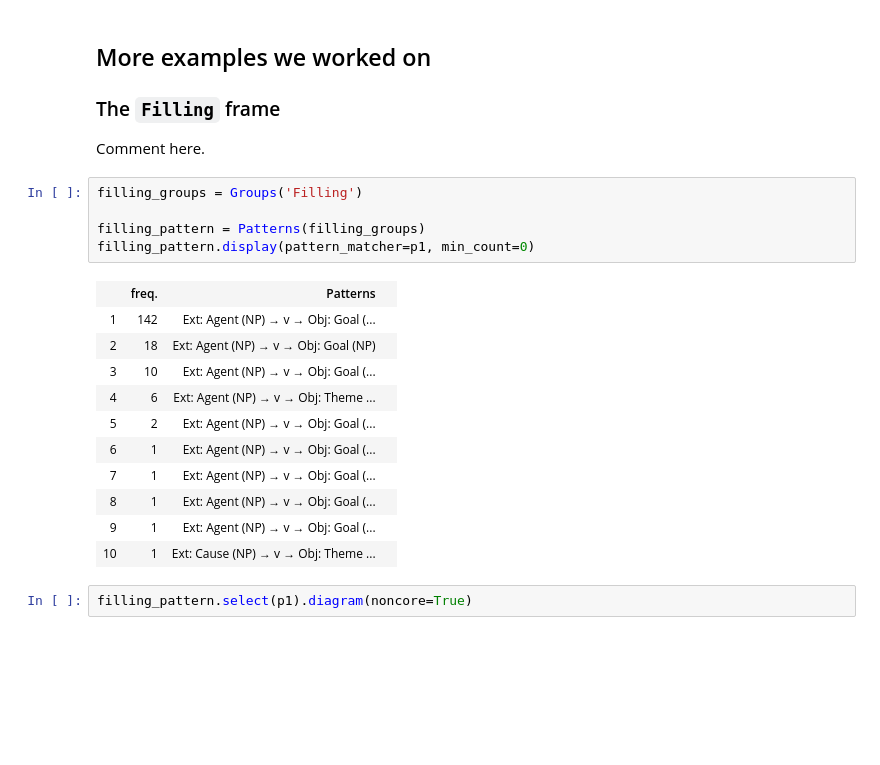
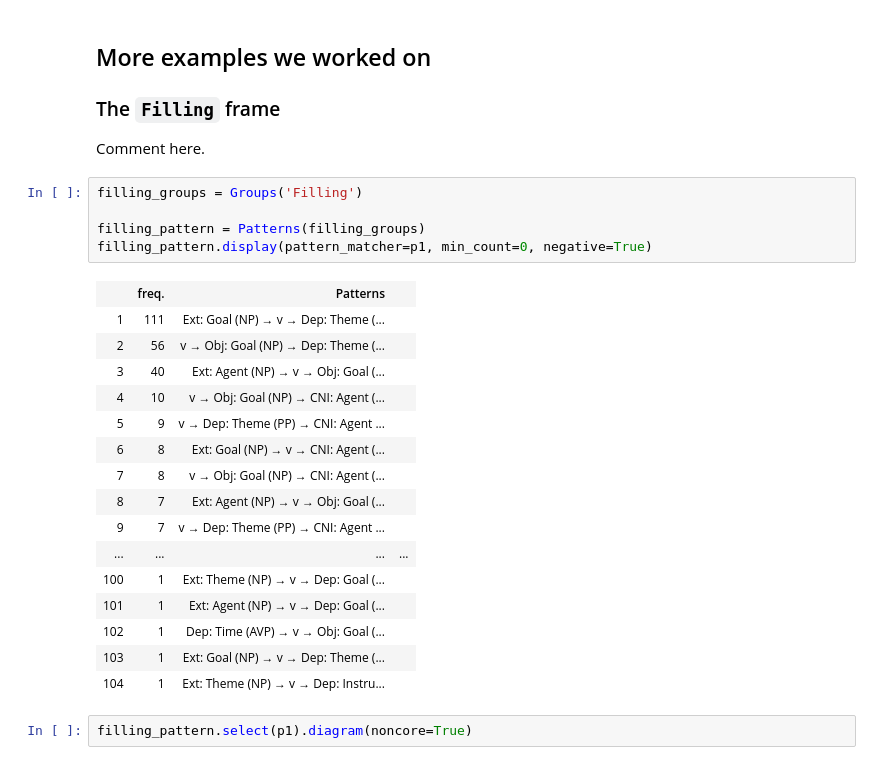
Before and after one commit to lucag/framenet, a Jupyter notebook: notebooks/Paper2.ipynb, the cells around one changed output. Saved outputs shown, nothing was run; the diff lists cells and outputs as text; blank space fills up the shorter version.

```diff
--- a/notebooks/Paper2.ipynb
+++ b/notebooks/Paper2.ipynb
@@ -114,20 +115,25 @@ Comment here.
 # %%
 filling_groups = Groups('Filling')
 
 filling_pattern = Patterns(filling_groups)
-filling_pattern.display(pattern_matcher=p1, min_count=0)
+filling_pattern.display(pattern_matcher=p1, min_count=0, negative=True)
 # %% [output]
 |  | freq. | Patterns |  |
-| 1 | 142 | Ext: Agent (NP) → v → Obj: Goal (... |  |
-| 2 | 18 | Ext: Agent (NP) → v → Obj: Goal (NP) |  |
-| 3 | 10 | Ext: Agent (NP) → v → Obj: Goal (... |  |
-| 4 | 6 | Ext: Agent (NP) → v → Obj: Theme ... |  |
-| 5 | 2 | Ext: Agent (NP) → v → Obj: Goal (... |  |
-| 6 | 1 | Ext: Agent (NP) → v → Obj: Goal (... |  |
-| 7 | 1 | Ext: Agent (NP) → v → Obj: Goal (... |  |
-| 8 | 1 | Ext: Agent (NP) → v → Obj: Goal (... |  |
-| 9 | 1 | Ext: Agent (NP) → v → Obj: Goal (... |  |
-| 10 | 1 | Ext: Cause (NP) → v → Obj: Theme ... |  |
+| 1 | 111 | Ext: Goal (NP) → v → Dep: Theme (... |  |
+| 2 | 56 | v → Obj: Goal (NP) → Dep: Theme (... |  |
+| 3 | 40 | Ext: Agent (NP) → v → Obj: Goal (... |  |
+| 4 | 10 | v → Obj: Goal (NP) → CNI: Agent (... |  |
+| 5 | 9 | v → Dep: Theme (PP) → CNI: Agent ... |  |
+| 6 | 8 | Ext: Goal (NP) → v → CNI: Agent (... |  |
+| 7 | 8 | v → Obj: Goal (NP) → CNI: Agent (... |  |
+| 8 | 7 | Ext: Agent (NP) → v → Obj: Goal (... |  |
+| 9 | 7 | v → Dep: Theme (PP) → CNI: Agent ... |  |
+| ... | ... | ... | ... |
+| 100 | 1 | Ext: Theme (NP) → v → Dep: Goal (... |  |
+| 101 | 1 | Ext: Agent (NP) → v → Dep: Goal (... |  |
+| 102 | 1 | Dep: Time (AVP) → v → Obj: Goal (... |  |
+| 103 | 1 | Ext: Goal (NP) → v → Dep: Theme (... |  |
+| 104 | 1 | Ext: Theme (NP) → v → Dep: Instru... |  |
 # %%
 filling_pattern.select(p1).diagram(noncore=True)
 # %% [output]
```
Also changed, not shown: parts of 1 cell of this notebook, 3 other files.
